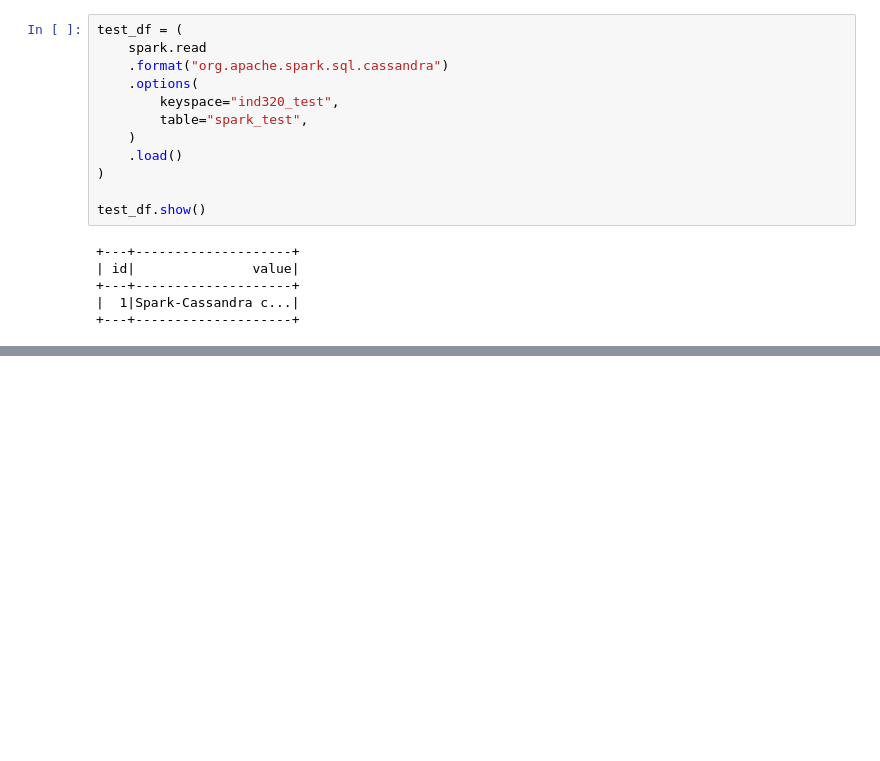
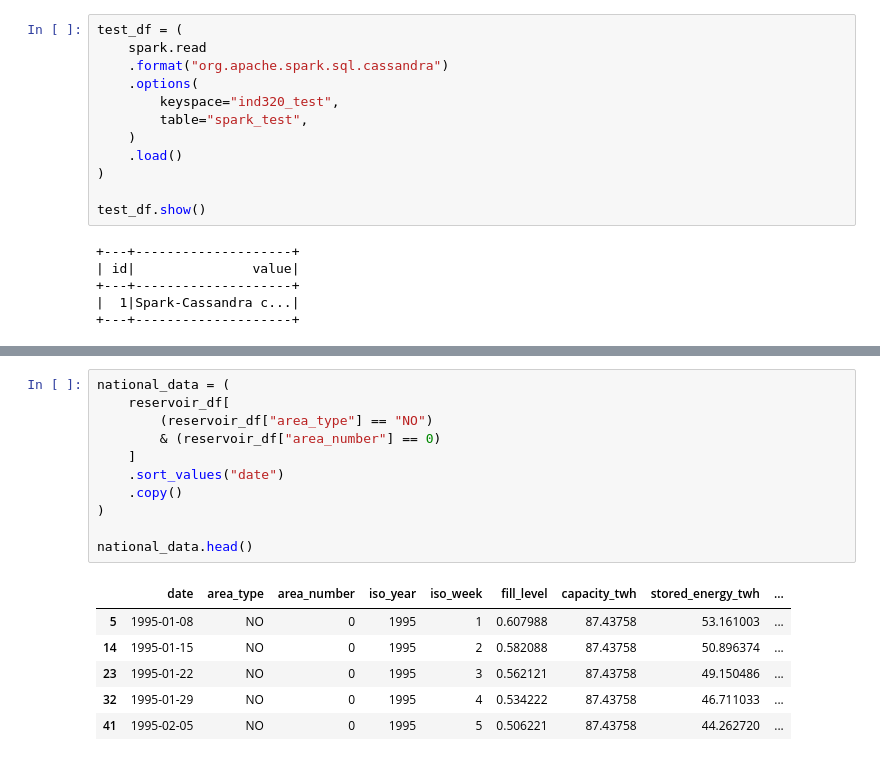
Before and after one commit to VasiliiAnderson/ind320-project, a Jupyter notebook: notebooks/compulsory_2.ipynb, the cells around one changed output, grey strips where cells are left out. Cells and saved outputs as stored; diff of their text form; blank space fills up the shorter version.

```diff
--- a/notebooks/compulsory_2.ipynb
+++ b/notebooks/compulsory_2.ipynb
@@ -60,0 +203,18 @@ test_df.show()
+# %%
+national_data = (
+    reservoir_df[
+        (reservoir_df["area_type"] == "NO")
+        & (reservoir_df["area_number"] == 0)
+    ]
+    .sort_values("date")
+    .copy()
+)
+
+national_data.head()
+# %% [output]
+|  | date | area_type | area_number | iso_year | iso_week | fill_level | capacity_twh | stored_energy_twh | ... |
+| 5 | 1995-01-08 | NO | 0 | 1995 | 1 | 0.607988 | 87.43758 | 53.161003 | ... |
+| 14 | 1995-01-15 | NO | 0 | 1995 | 2 | 0.582088 | 87.43758 | 50.896374 | ... |
+| 23 | 1995-01-22 | NO | 0 | 1995 | 3 | 0.562121 | 87.43758 | 49.150486 | ... |
+| 32 | 1995-01-29 | NO | 0 | 1995 | 4 | 0.534222 | 87.43758 | 46.711033 | ... |
+| 41 | 1995-02-05 | NO | 0 | 1995 | 5 | 0.506221 | 87.43758 | 44.262720 | ... |
```
Also changed, not shown: parts of 10 cells of this notebook, 3 other files.
